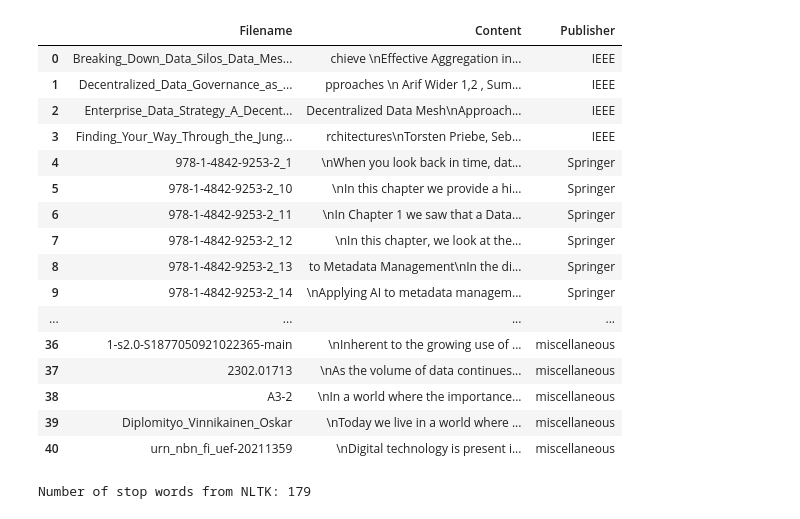
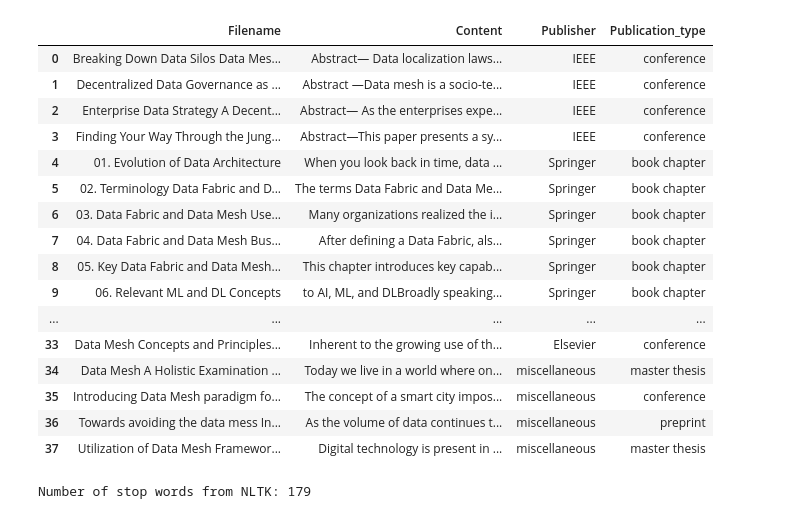
Before and after one commit to clumsyspeedboat/data_mesh_topics_and_sentiment, a Jupyter notebook: 02_Preprocess_data.ipynb, the cells around one changed output. Drawn from its saved outputs; the diff is of its cells as text; code cells hidden in the pictures.

```diff
--- a/02_Preprocess_data.ipynb
+++ b/02_Preprocess_data.ipynb
@@ -15,29 +15,29 @@ from nltk.tokenize import word_tokenize
 import matplotlib.pyplot as plt
 import seaborn as sns
 # %%
-file_path = 'Data_mesh_csv.csv'
+file_path = 'Data_mesh_publications.csv'
 
 # Read the TSV file and convert it to a DataFrame
 df = pd.read_csv(file_path, delimiter=',')
 df
 # %% [output]
-|  | Filename | Content | Publisher |
-| 0 | Breaking_Down_Data_Silos_Data_Mes... | chieve \nEffective Aggregation in... | IEEE |
-| 1 | Decentralized_Data_Governance_as_... | pproaches \n Arif Wider 1,2 , Sum... | IEEE |
-| 2 | Enterprise_Data_Strategy_A_Decent... | Decentralized Data Mesh\nApproach... | IEEE |
-| 3 | Finding_Your_Way_Through_the_Jung... | rchitectures\nTorsten Priebe, Seb... | IEEE |
-| 4 | 978-1-4842-9253-2_1 | \nWhen you look back in time, dat... | Springer |
-| 5 | 978-1-4842-9253-2_10 | \nIn this chapter we provide a hi... | Springer |
-| 6 | 978-1-4842-9253-2_11 | \nIn Chapter 1 we saw that a Data... | Springer |
-| 7 | 978-1-4842-9253-2_12 | \nIn this chapter, we look at the... | Springer |
-| 8 | 978-1-4842-9253-2_13 | to Metadata Management\nIn the di... | Springer |
-| 9 | 978-1-4842-9253-2_14 | \nApplying AI to metadata managem... | Springer |
-| ... | ... | ... | ... |
-| 36 | 1-s2.0-S1877050921022365-main | \nInherent to the growing use of ... | miscellaneous |
-| 37 | 2302.01713 | \nAs the volume of data continues... | miscellaneous |
-| 38 | A3-2 | \nIn a world where the importance... | miscellaneous |
-| 39 | Diplomityo_Vinnikainen_Oskar | \nToday we live in a world where ... | miscellaneous |
-| 40 | urn_nbn_fi_uef-20211359 | \nDigital technology is present i... | miscellaneous |
+|  | Filename | Content | Publisher | Publication_type |
+| 0 | Breaking Down Data Silos Data Mes... | Abstract— Data localization laws... | IEEE | conference |
+| 1 | Decentralized Data Governance as ... | Abstract —Data mesh is a socio-te... | IEEE | conference |
+| 2 | Enterprise Data Strategy A Decent... | Abstract— As the enterprises expe... | IEEE | conference |
+| 3 | Finding Your Way Through the Jung... | Abstract—This paper presents a sy... | IEEE | conference |
+| 4 | 01. Evolution of Data Architecture | When you look back in time, data ... | Springer | book chapter |
+| 5 | 02. Terminology Data Fabric and D... | The terms Data Fabric and Data Me... | Springer | book chapter |
+| 6 | 03. Data Fabric and Data Mesh Use... | Many organizations realized the i... | Springer | book chapter |
+| 7 | 04. Data Fabric and Data Mesh Bus... | After defining a Data Fabric, als... | Springer | book chapter |
+| 8 | 05. Key Data Fabric and Data Mesh... | This chapter introduces key capab... | Springer | book chapter |
+| 9 | 06. Relevant ML and DL Concepts | to AI, ML, and DLBroadly speaking... | Springer | book chapter |
+| ... | ... | ... | ... | ... |
+| 33 | Data Mesh Concepts and Principles... | Inherent to the growing use of th... | Elsevier | conference |
+| 34 | Data Mesh A Holistic Examination ... | Today we live in a world where on... | miscellaneous | master thesis |
+| 35 | Introducing Data Mesh paradigm fo... | The concept of a smart city impos... | miscellaneous | conference |
+| 36 | Towards avoiding the data mess In... | As the volume of data continues t... | miscellaneous | preprint |
+| 37 | Utilization of Data Mesh Framewor... | Digital technology is present in ... | miscellaneous | master thesis |
 # %%
 # Load stop words from NLTK library
 nltk.download("stopwords")
```
Also changed, not shown: parts of 9 cells of this notebook, 7 other files.
